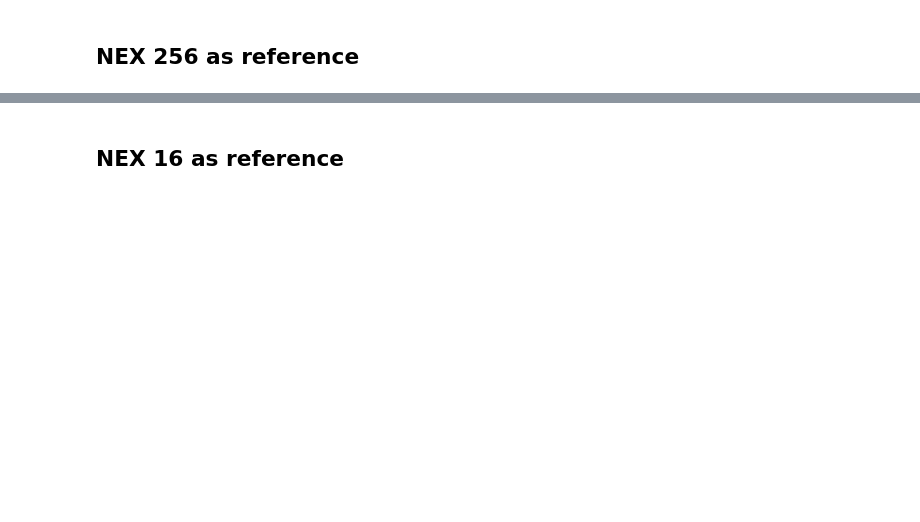
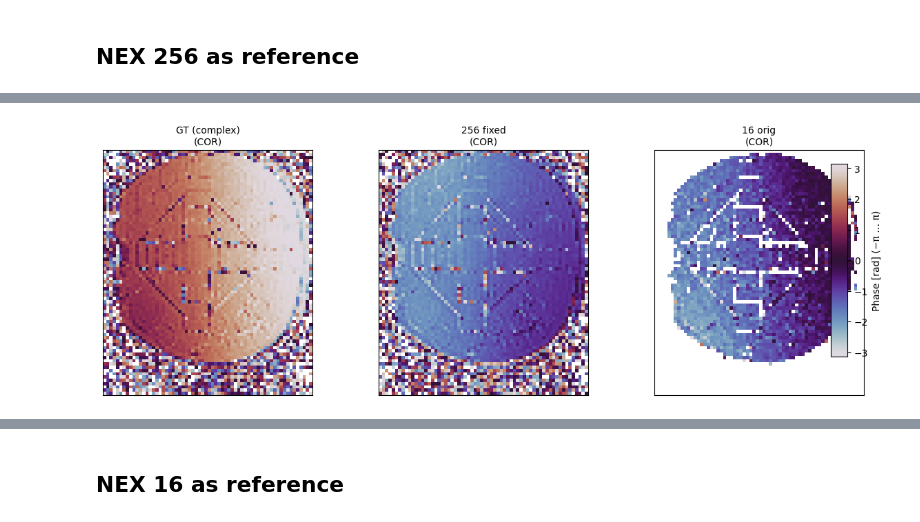
Before and after one commit to Image-X-Institute/Low_Field_MRI_Recon, a Jupyter notebook: FigC_phantom_experiment_plot.ipynb, the cells around one changed output, grey strips where cells are left out. Cells and saved outputs as stored; diff of their text form; code cells hidden in the pictures; blank space fills up the shorter version.

```diff
--- a/FigC_phantom_experiment_plot.ipynb
+++ b/FigC_phantom_experiment_plot.ipynb
@@ -229,0 +609,10 @@ Difference Maps are scaled by 3
+# %%
+# === Your specific call ===
+vols_c = [volumeGTscaled_NA256, volumeGTscaled_NA256f, volumeGTscaled_NA16]
+titles = ["GT (complex)", '256 fixed', '16 orig']
+
+fig_phase = plot_phase_grid(vols_c, titles, slc=slc, mask_frac=0.01)
+# fig_phase.savefig(f'export_figs/phase_maps_slice{slc:03d}.pdf', bbox_inches='tight', dpi=300)
+plt.show()
+# %% [output]
+[figure, added]
```
Also changed, not shown: parts of 45 cells of this notebook, 7 other files.
